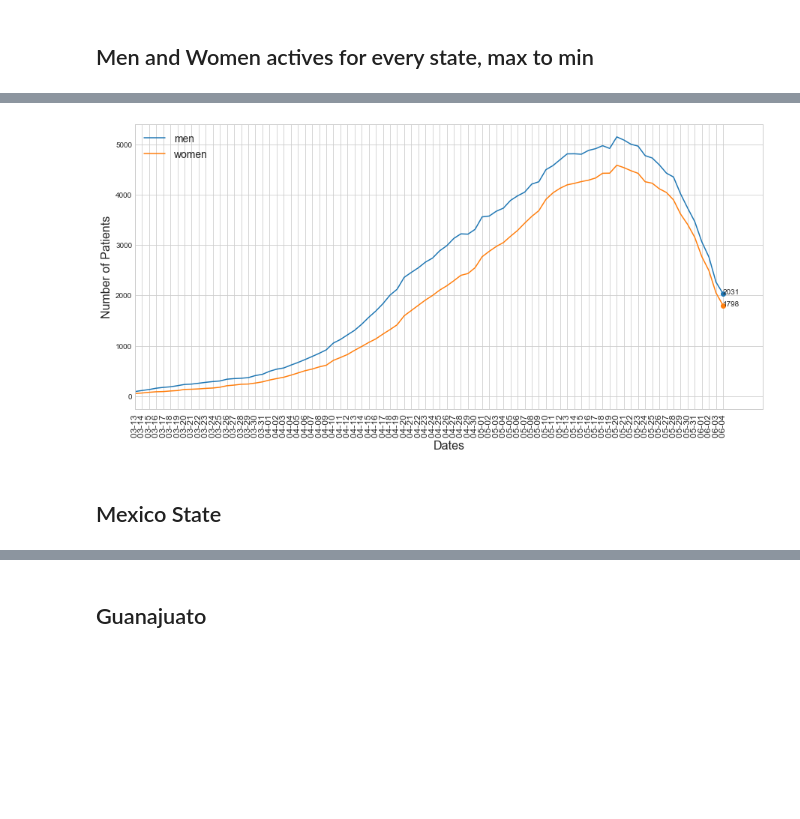
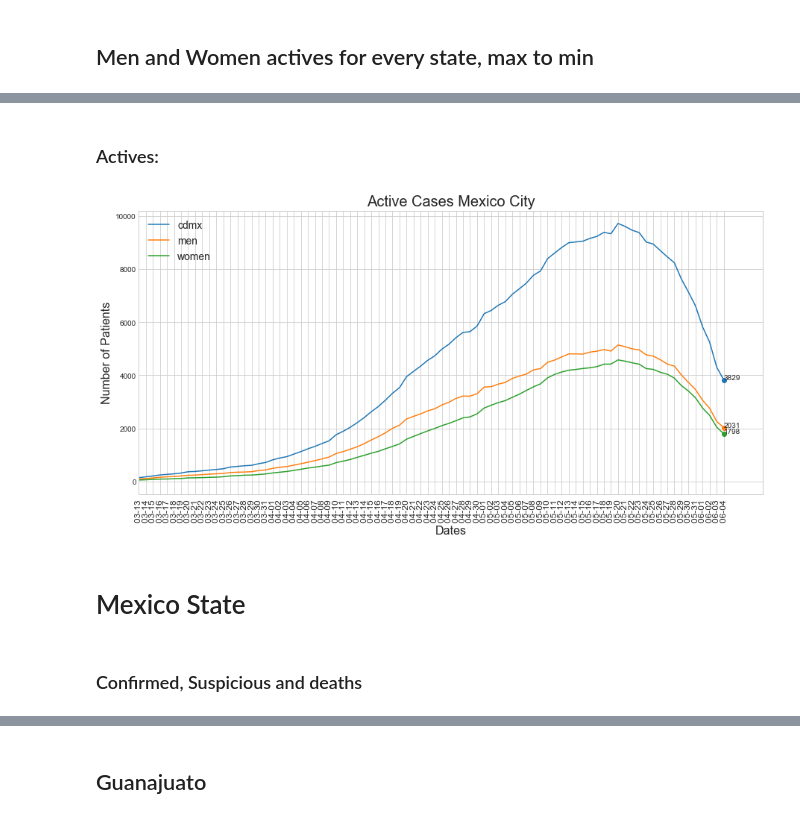
Before and after one commit to mesielepush/Covid19-Mexico-Data-Analysis-Jupyter-Notebook, a Jupyter notebook: MexicoCovidDescriptiveGeneral.ipynb, the cells around one changed output, grey strips where cells are left out. Drawn from its saved outputs; the diff is of its cells as text; code cells hidden in the pictures; blank space fills up the shorter version.

```diff
--- a/MexicoCovidDescriptiveGeneral.ipynb
+++ b/MexicoCovidDescriptiveGeneral.ipynb
@@ -347,11 +363,19 @@ OrderedDict([('DISTRITO FEDERAL', 3829),
+# %% [markdown]
+### Actives:
 # %%
+cdmx_actives = Covid('cdmx').patients().actives()
 cdmx_men_active   = Covid('cdmx').patients().men().actives()
 cdmx_women_active = Covid('cdmx').patients().women().actives()
 
-Covid.plot_actives(data  = [cdmx_men_active, cdmx_women_active],
-                   names = ['men','women'],
-                   trim = 20)
+Covid.plot_actives(data  = [cdmx_actives,
+                            cdmx_men_active,
+                            cdmx_women_active],
+                   names = ['cdmx','men','women'],
+                   trim = 20,
+                   title= 'Active Cases Mexico City')
 # %% [output]
-[figure, old version]
+[figure, new version]
 # %% [markdown]
-## Mexico State
+# Mexico State
+# %% [markdown]
+### Confirmed, Suspicious and deaths
```
Also changed, not shown: parts of 55 cells of this notebook, 1 other file.
